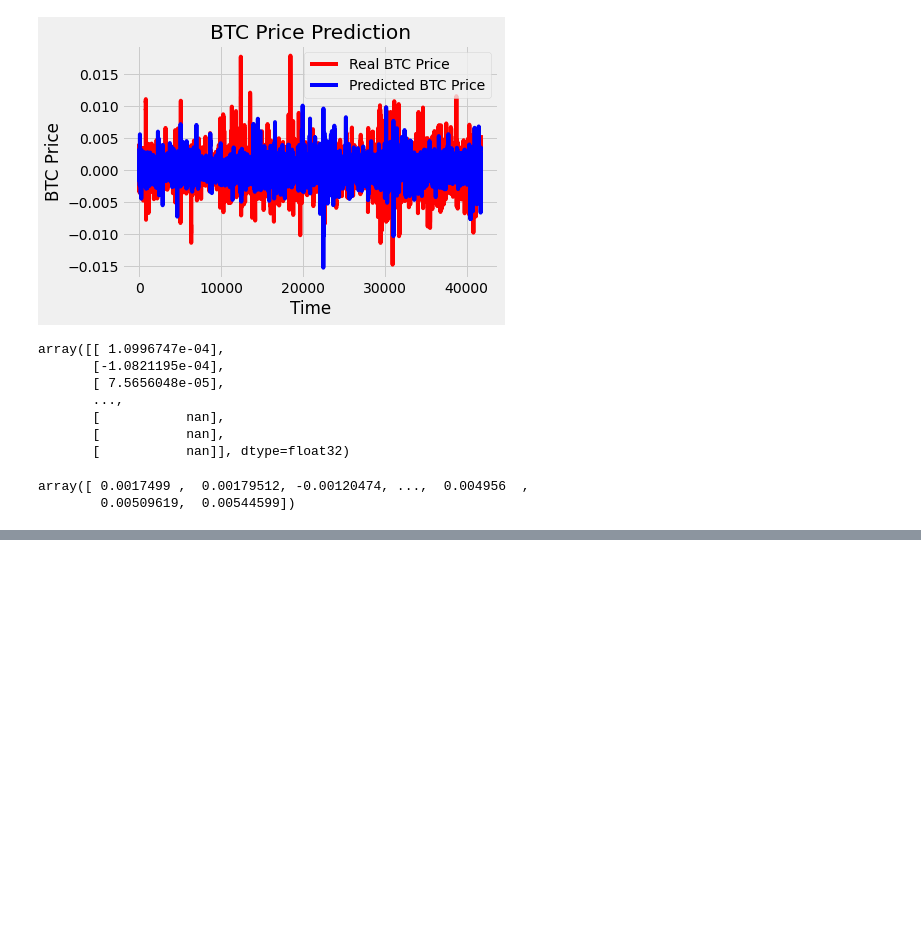
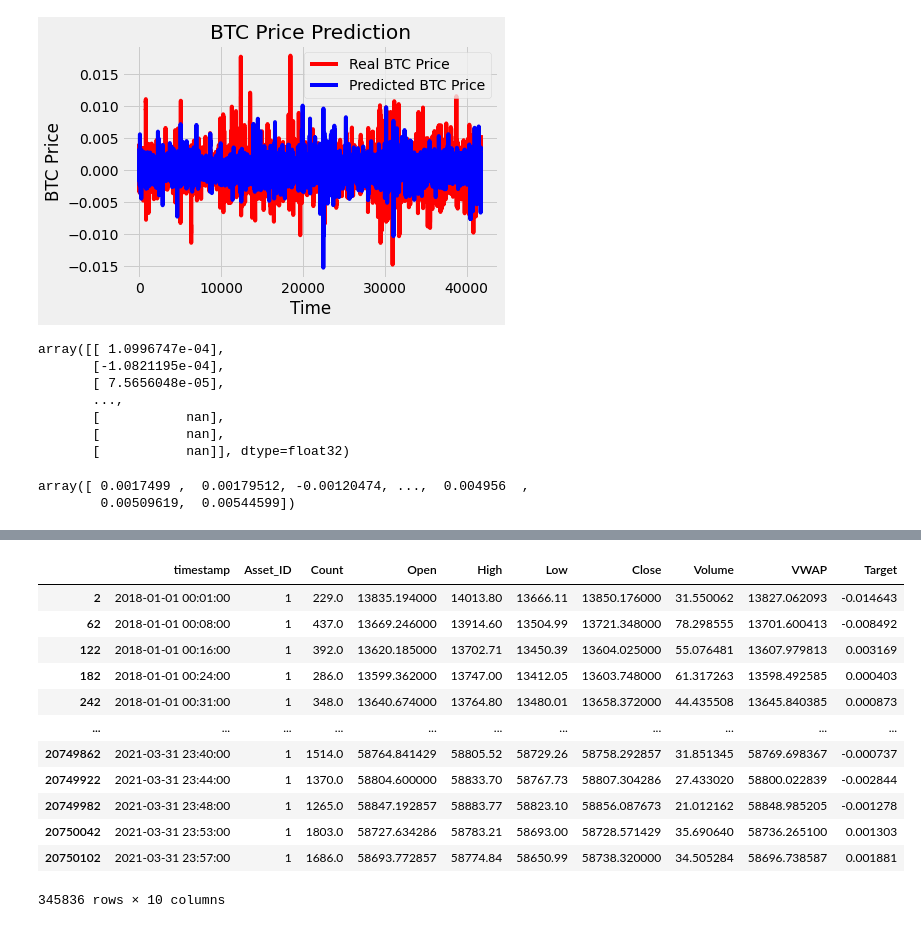
Before and after one commit to oly2/G_Research_Crypto_Competition, a Jupyter notebook: G_Research_Crypto_Competition.ipynb, the cells around one changed output, grey strips where cells are left out. Saved outputs shown, nothing was run; the diff lists cells and outputs as text; code cells hidden in the pictures; blank space fills up the shorter version.

```diff
--- a/G_Research_Crypto_Competition.ipynb
+++ b/G_Research_Crypto_Competition.ipynb
@@ -852,0 +915,17 @@ array([ 0.0017499 ,  0.00179512, -0.00120474, ...,  0.004956  ,
+# %%
+data_training = btc_copy[btc_copy['timestamp']< '2021-04-01'].copy()
+data_training
+# %% [output]
+|  | timestamp | Asset_ID | Count | Open | High | Low | Close | Volume | VWAP | Target |
+| 2 | 2018-01-01 00:01:00 | 1 | 229.0 | 13835.194000 | 14013.80 | 13666.11 | 13850.176000 | 31.550062 | 13827.062093 | -0.014643 |
+| 62 | 2018-01-01 00:08:00 | 1 | 437.0 | 13669.246000 | 13914.60 | 13504.99 | 13721.348000 | 78.298555 | 13701.600413 | -0.008492 |
+| 122 | 2018-01-01 00:16:00 | 1 | 392.0 | 13620.185000 | 13702.71 | 13450.39 | 13604.025000 | 55.076481 | 13607.979813 | 0.003169 |
+| 182 | 2018-01-01 00:24:00 | 1 | 286.0 | 13599.362000 | 13747.00 | 13412.05 | 13603.748000 | 61.317263 | 13598.492585 | 0.000403 |
+| 242 | 2018-01-01 00:31:00 | 1 | 348.0 | 13640.674000 | 13764.80 | 13480.01 | 13658.372000 | 44.435508 | 13645.840385 | 0.000873 |
+| ... | ... | ... | ... | ... | ... | ... | ... | ... | ... | ... |
+| 20749862 | 2021-03-31 23:40:00 | 1 | 1514.0 | 58764.841429 | 58805.52 | 58729.26 | 58758.292857 | 31.851345 | 58769.698367 | -0.000737 |
+| 20749922 | 2021-03-31 23:44:00 | 1 | 1370.0 | 58804.600000 | 58833.70 | 58767.73 | 58807.304286 | 27.433020 | 58800.022839 | -0.002844 |
+| 20749982 | 2021-03-31 23:48:00 | 1 | 1265.0 | 58847.192857 | 58883.77 | 58823.10 | 58856.087673 | 21.012162 | 58848.985205 | -0.001278 |
+| 20750042 | 2021-03-31 23:53:00 | 1 | 1803.0 | 58727.634286 | 58783.21 | 58693.00 | 58728.571429 | 35.690640 | 58736.265100 | 0.001303 |
+| 20750102 | 2021-03-31 23:57:00 | 1 | 1686.0 | 58693.772857 | 58774.84 | 58650.99 | 58738.320000 | 34.505284 | 58696.738587 | 0.001881 |
+345836 rows × 10 columns
```
Also changed, not shown: parts of 33 cells of this notebook.
